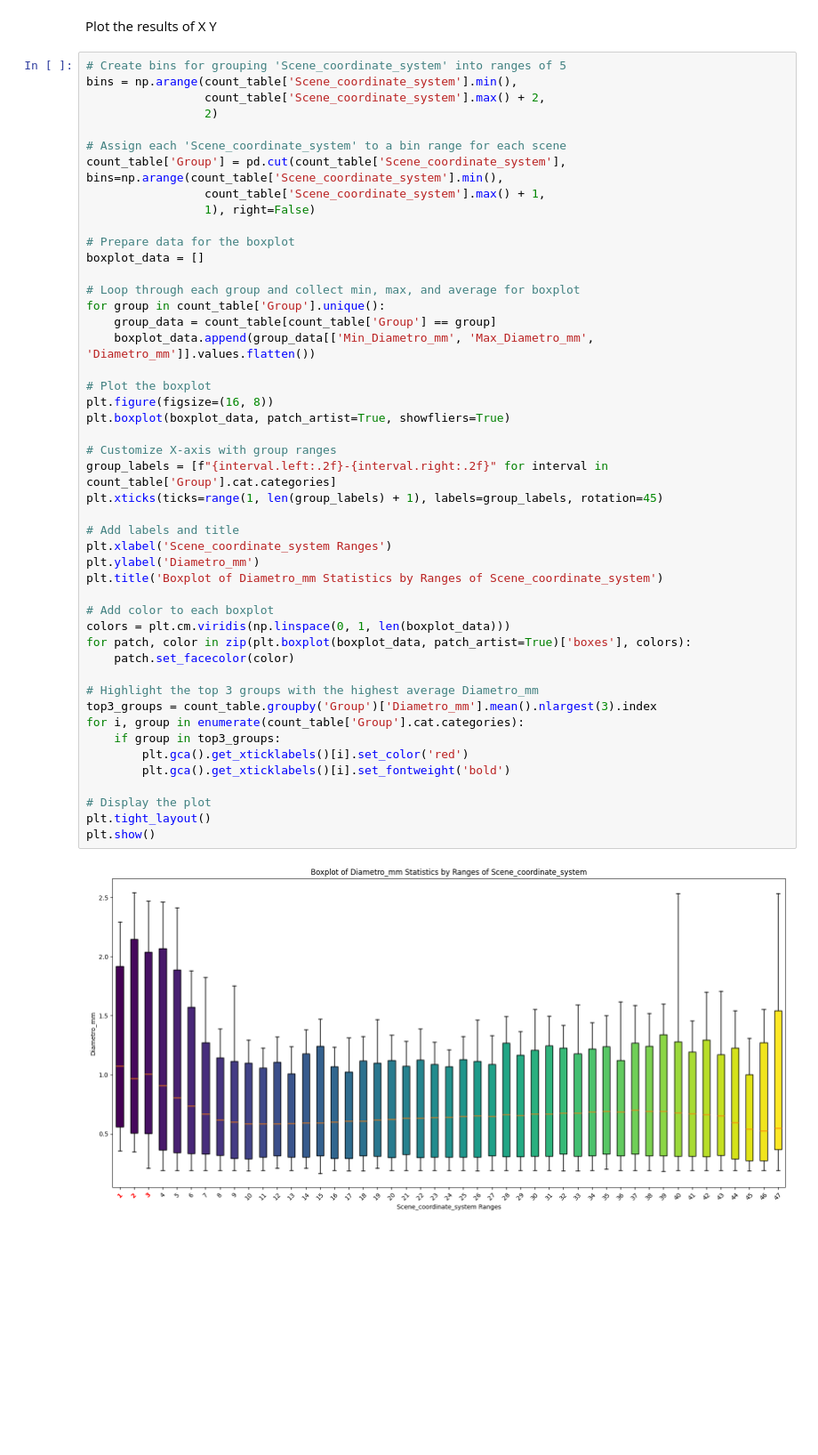
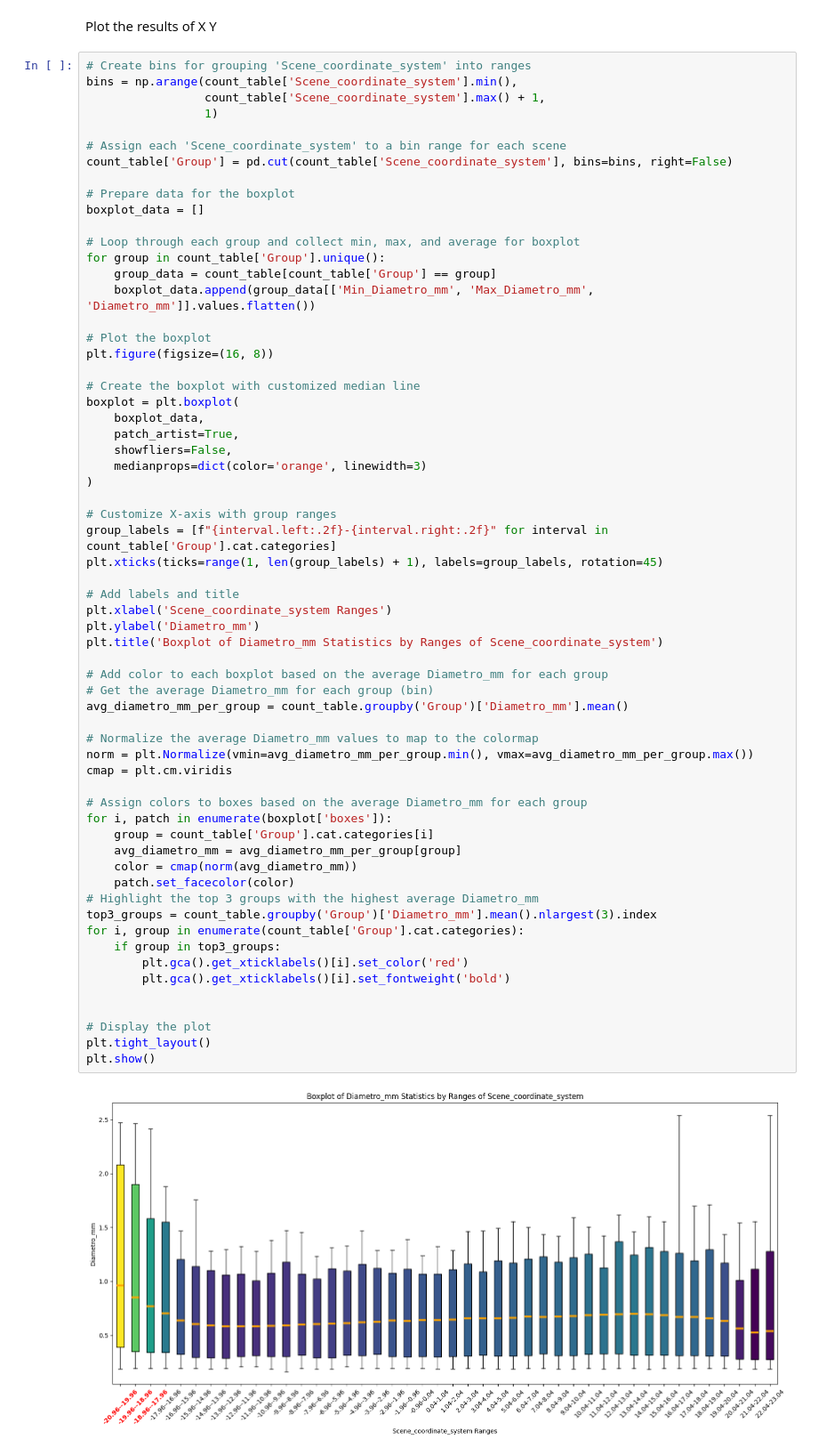
Before and after one commit to CarlosGarcia-YK/Polimery_Artificial_Vision, a Jupyter notebook: Classification_Method.ipynb, the cells around one changed output. Shown at 89% size. Drawn from its saved outputs; the diff is of its cells as text; blank space fills up the shorter version.

Commit message:
Automatized the label creation for .json and futher use of detectron2, finished the complete data batch of XY,ZY,XZ already sent and analized(this files only give the codes used)

```diff
--- a/Classification_Method.ipynb
+++ b/Classification_Method.ipynb
@@ -111,54 +153,69 @@ print(count_table.head())
 # %% [markdown]
 Plot the results of X Y
 # %%
-# Create bins for grouping 'Scene_coordinate_system' into ranges of 5
+# Create bins for grouping 'Scene_coordinate_system' into ranges
 bins = np.arange(count_table['Scene_coordinate_system'].min(),
-                 count_table['Scene_coordinate_system'].max() + 2,
-                 2)
+                 count_table['Scene_coordinate_system'].max() + 1,
+                 1)
 
 # Assign each 'Scene_coordinate_system' to a bin range for each scene
-count_table['Group'] = pd.cut(count_table['Scene_coordinate_system'], bins=np.arange(count_table['Scene_coordinate_system'].min(),
-                 count_table['Scene_coordinate_system'].max() + 1,
-                 1), right=False)
+count_table['Group'] = pd.cut(count_table['Scene_coordinate_system'], bins=bins, right=False)
 
 # Prepare data for the boxplot
 boxplot_data = []
 
 # Loop through each group and collect min, max, and average for boxplot
 for group in count_table['Group'].unique():
     group_data = count_table[count_table['Group'] == group]
     boxplot_data.append(group_data[['Min_Diametro_mm', 'Max_Diametro_mm', 'Diametro_mm']].values.flatten())
 
 # Plot the boxplot
 plt.figure(figsize=(16, 8))
-plt.boxplot(boxplot_data, patch_artist=True, showfliers=True)
+
+# Create the boxplot with customized median line
+boxplot = plt.boxplot(
+    boxplot_data,
+    patch_artist=True,
+    showfliers=False,
+    medianprops=dict(color='orange', linewidth=3)
+)
 
 # Customize X-axis with group ranges
 group_labels = [f"{interval.left:.2f}-{interval.right:.2f}" for interval in count_table['Group'].cat.categories]
 plt.xticks(ticks=range(1, len(group_labels) + 1), labels=group_labels, rotation=45)
 
 # Add labels and title
 plt.xlabel('Scene_coordinate_system Ranges')
 plt.ylabel('Diametro_mm')
 plt.title('Boxplot of Diametro_mm Statistics by Ranges of Scene_coordinate_system')
 
-# Add color to each boxplot
-colors = plt.cm.viridis(np.linspace(0, 1, len(boxplot_data)))
-for patch, color in zip(plt.boxplot(boxplot_data, patch_artist=True)['boxes'], colors):
+# Add color to each boxplot based on the average Diametro_mm for each group
+# Get the average Diametro_mm for each group (bin)
+avg_diametro_mm_per_group = count_table.groupby('Group')['Diametro_mm'].mean()
+
+# Normalize the average Diametro_mm values to map to the colormap
+norm = plt.Normalize(vmin=avg_diametro_mm_per_group.min(), vmax=avg_diametro_mm_per_group.max())
+cmap = plt.cm.viridis
+
+# Assign colors to boxes based on the average Diametro_mm for each group
+for i, patch in enumerate(boxplot['boxes']):
+    group = count_table['Group'].cat.categories[i]
+    avg_diametro_mm = avg_diametro_mm_per_group[group]
+    color = cmap(norm(avg_diametro_mm))
     patch.set_facecolor(color)
-
 # Highlight the top 3 groups with the highest average Diametro_mm
 top3_groups = count_table.groupby('Group')['Diametro_mm'].mean().nlargest(3).index
 for i, group in enumerate(count_table['Group'].cat.categories):
     if group in top3_groups:
         plt.gca().get_xticklabels()[i].set_color('red')
         plt.gca().get_xticklabels()[i].set_fontweight('bold')
 
+
 # Display the plot
 plt.tight_layout()
 plt.show()
 # %% [output]
-[figure, old version]
+[figure, new version]
 # %%
 # Define a function to determine the color based on the count value using a gradient
 def get_color(value, min_value, max_value):
```
Also changed, not shown: parts of 23 cells of this notebook, 8 other files.
